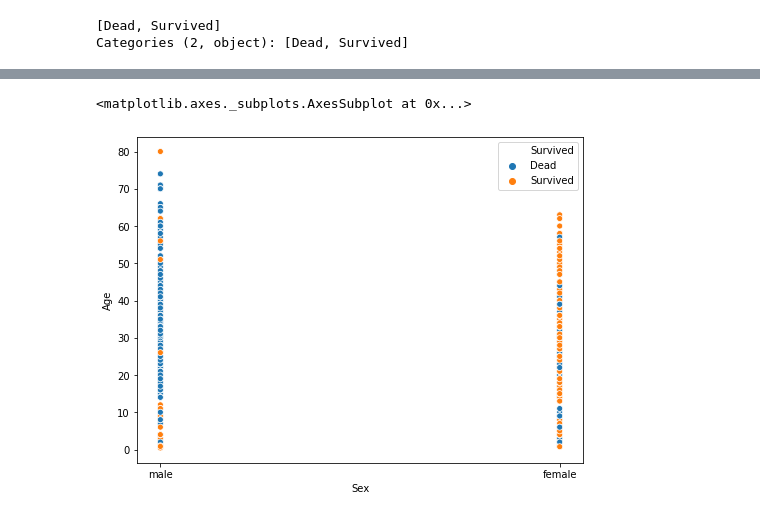
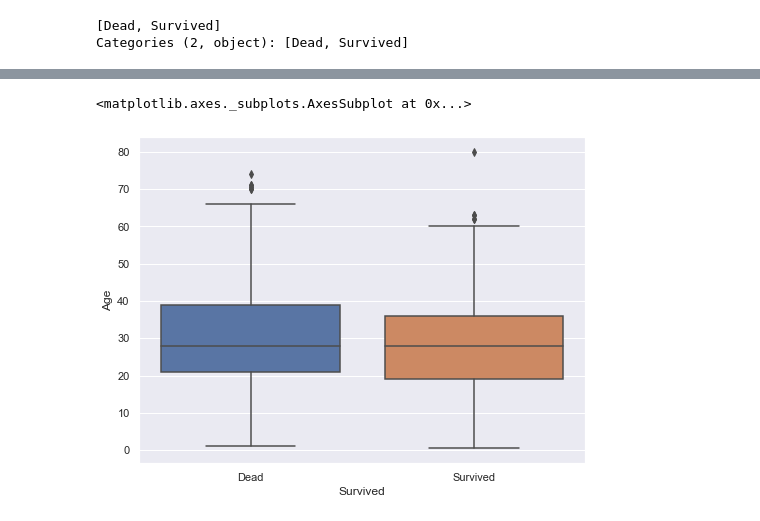
Before and after one commit to remya1805/Data-Science, a Jupyter notebook: EDA_Titanic.ipynb, the cells around one changed output, grey strips where cells are left out. Drawn from its saved outputs; the diff is of its cells as text; code cells hidden in the pictures.

Commit message:
Updated plots

```diff
--- a/EDA_Titanic.ipynb
+++ b/EDA_Titanic.ipynb
@@ -3,6 +3,7 @@ import pandas as pd
 import matplotlib.pyplot as plt
 import seaborn as sns
 from sklearn import datasets
+sns.set()
 # %%
 df_titanic = pd.read_csv("../train.csv")
 # %%
@@ -78,6 +114,6 @@ pd.crosstab(df_titanic['Survived'], df_titanic['Sex']).plot(kind='bar', stacked=
 # %%
 plt.figure(figsize=(8,6))
-sns.scatterplot(x='Sex', y ='Age', data=df_titanic, hue='Survived')
+sns.boxplot(x='Survived', y ='Age', data=df_titanic)
 # %% [output]
 <matplotlib.axes._subplots.AxesSubplot at 0x...>
-[figure, old version]
+[figure, new version]
```
Also changed, not shown: parts of 6 cells of this notebook.
